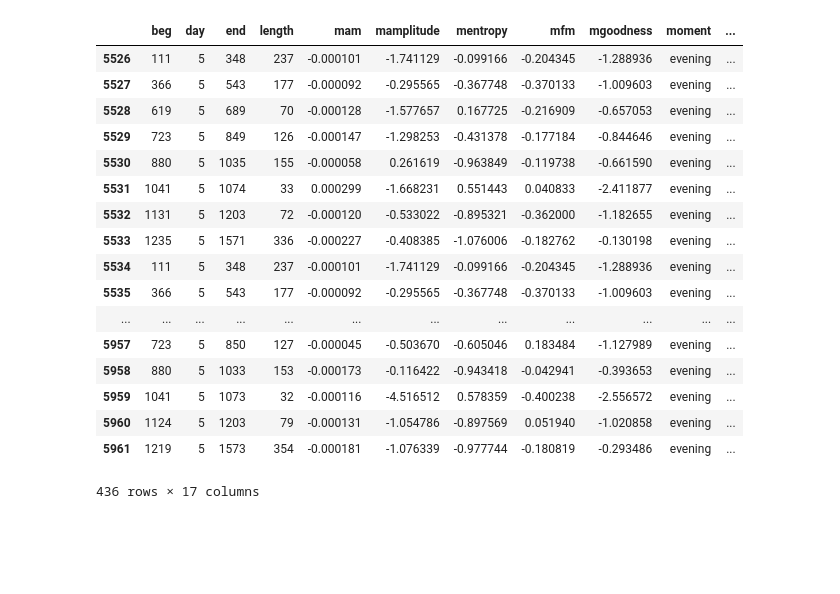
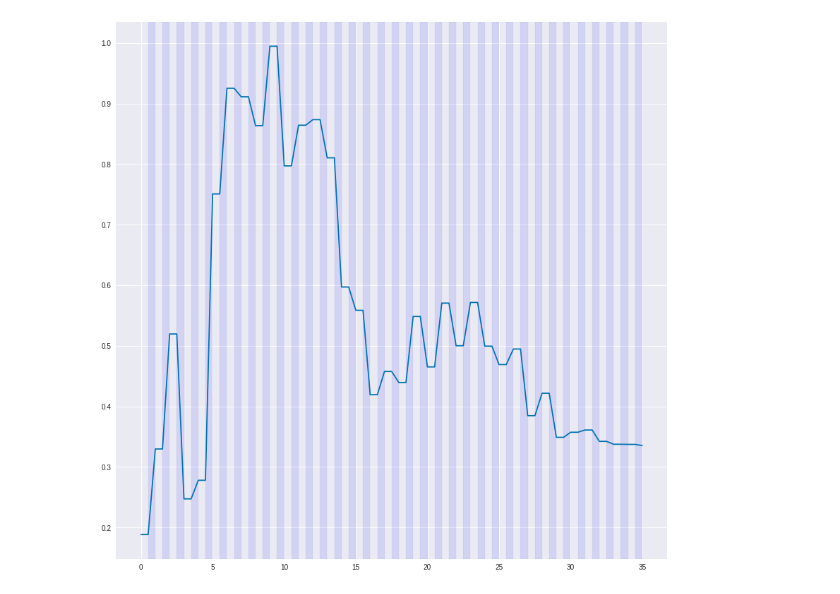
Before and after one commit to PaulEcoffet/birdsonglearningmodel, a Jupyter notebook: analysis/Syllables_analysis.ipynb, the cells around one changed output. Saved outputs shown, nothing was run; the diff lists cells and outputs as text; code cells hidden in the pictures; blank space fills up the shorter version.

```diff
--- a/analysis/Syllables_analysis.ipynb
+++ b/analysis/Syllables_analysis.ipynb
@@ -93,21 +79,9 @@ all_dat
-# %%
-all_dat[((all_dat.day == 5) & (all_dat.moment == 'evening')) | all_dat[((all_dat['day'] == 5) & (all_dat['moment'] == 'evening')) | ((all_dat['day'] == 6) & (all_dat['moment'] == 'morning'))]]
-# %% [output]
-|  | beg | day | end | length | mam | mamplitude | mentropy | mfm | mgoodness | moment | ... |
-| 5526 | 111 | 5 | 348 | 237 | -0.000101 | -1.741129 | -0.099166 | -0.204345 | -1.288936 | evening | ... |
-| 5527 | 366 | 5 | 543 | 177 | -0.000092 | -0.295565 | -0.367748 | -0.370133 | -1.009603 | evening | ... |
-| 5528 | 619 | 5 | 689 | 70 | -0.000128 | -1.577657 | 0.167725 | -0.216909 | -0.657053 | evening | ... |
-| 5529 | 723 | 5 | 849 | 126 | -0.000147 | -1.298253 | -0.431378 | -0.177184 | -0.844646 | evening | ... |
-| 5530 | 880 | 5 | 1035 | 155 | -0.000058 | 0.261619 | -0.963849 | -0.119738 | -0.661590 | evening | ... |
-| 5531 | 1041 | 5 | 1074 | 33 | 0.000299 | -1.668231 | 0.551443 | 0.040833 | -2.411877 | evening | ... |
-| 5532 | 1131 | 5 | 1203 | 72 | -0.000120 | -0.533022 | -0.895321 | -0.362000 | -1.182655 | evening | ... |
-| 5533 | 1235 | 5 | 1571 | 336 | -0.000227 | -0.408385 | -1.076006 | -0.182762 | -0.130198 | evening | ... |
-| 5534 | 111 | 5 | 348 | 237 | -0.000101 | -1.741129 | -0.099166 | -0.204345 | -1.288936 | evening | ... |
-| 5535 | 366 | 5 | 543 | 177 | -0.000092 | -0.295565 | -0.367748 | -0.370133 | -1.009603 | evening | ... |
-| ... | ... | ... | ... | ... | ... | ... | ... | ... | ... | ... | ... |
-| 5957 | 723 | 5 | 850 | 127 | -0.000045 | -0.503670 | -0.605046 | 0.183484 | -1.127989 | evening | ... |
-| 5958 | 880 | 5 | 1033 | 153 | -0.000173 | -0.116422 | -0.943418 | -0.042941 | -0.393653 | evening | ... |
-| 5959 | 1041 | 5 | 1073 | 32 | -0.000116 | -4.516512 | 0.578359 | -0.400238 | -2.556572 | evening | ... |
-| 5960 | 1124 | 5 | 1203 | 79 | -0.000131 | -1.054786 | -0.897569 | 0.051940 | -1.020858 | evening | ... |
-| 5961 | 1219 | 5 | 1573 | 354 | -0.000181 | -1.076339 | -0.977744 | -0.180819 | -0.293486 | evening | ... |
-436 rows × 17 columns
+# %%
+all_dat['comb'] = all_dat['day'] + np.where(all_dat['moment'] == 'evening', 0.5, 0)
+plt.figure(figsize=(14, 14))
+med_ventrop = all_dat.groupby('comb').quantile(0.95)['ventropy']
+plt.plot(med_ventrop)
+for day in range(35):
+    plt.axvspan(day+0.5, day+1, color='b', alpha=0.1)
+# %% [output]
+[figure, added]
```
Also changed, not shown: parts of 16 cells of this notebook, 2 other files.
